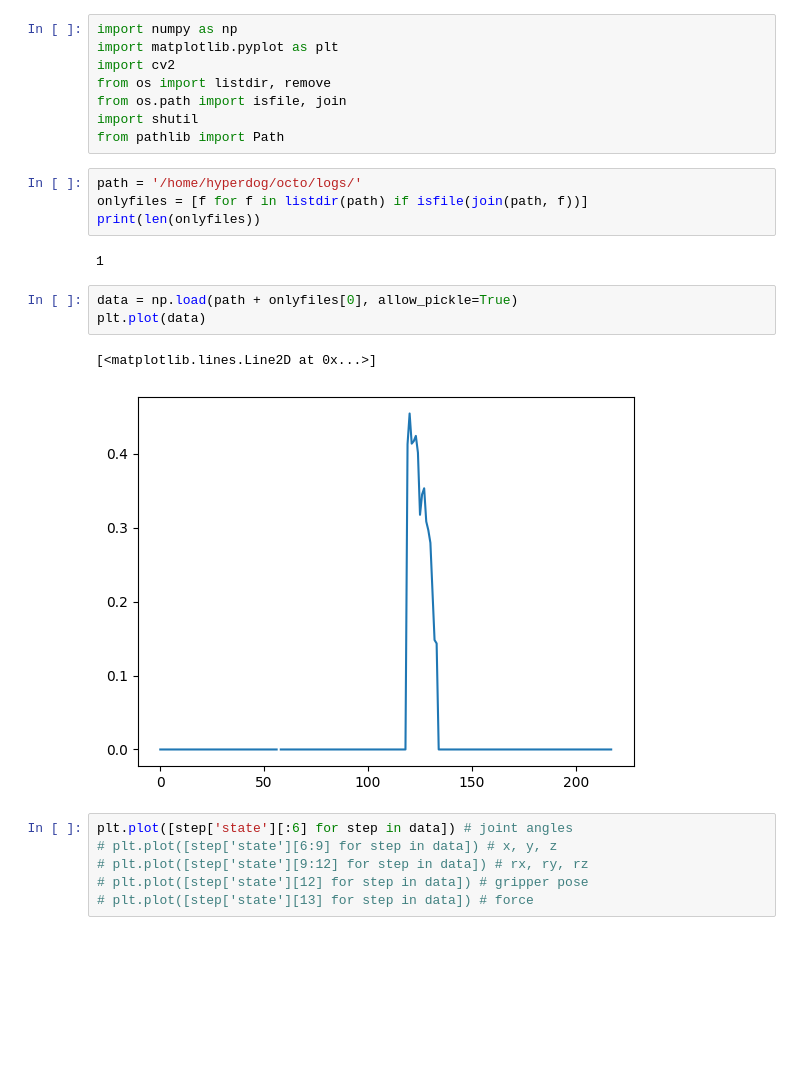
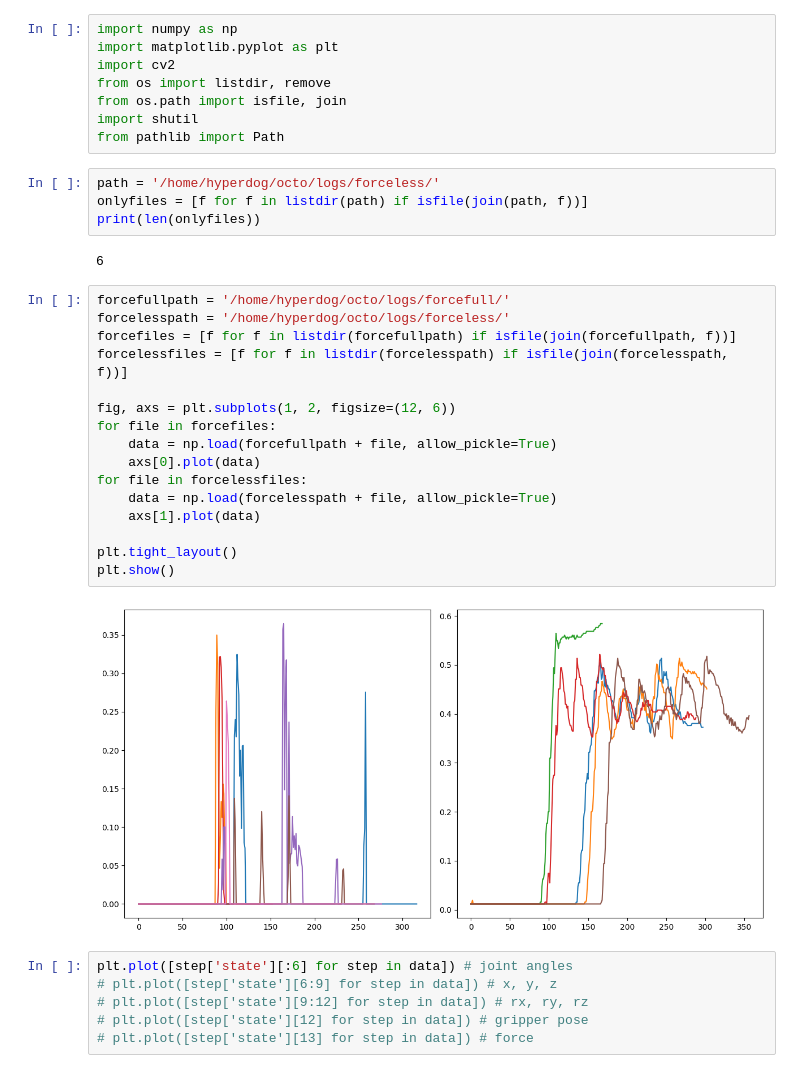
Before and after one commit to ErkhovArtem/octo, a Jupyter notebook: inference/data_viewer.ipynb, the cells around one changed output. Drawn from its saved outputs; the diff is of its cells as text; blank space fills up the shorter version.

Commit message:
add separate envs for forcefull and forceless setups

```diff
--- a/inference/data_viewer.ipynb
+++ b/inference/data_viewer.ipynb
@@ -7,17 +7,29 @@ from os.path import isfile, join
 import shutil
 from pathlib import Path
 # %%
-path = '/home/hyperdog/octo/logs/'
+path = '/home/hyperdog/octo/logs/forceless/'
 onlyfiles = [f for f in listdir(path) if isfile(join(path, f))]
 print(len(onlyfiles))
 # %% [output]
-1
+6
-# %%
-data = np.load(path + onlyfiles[0], allow_pickle=True)
-plt.plot(data)
-# %% [output]
-[<matplotlib.lines.Line2D at 0x...>]
-[figure, removed]
+# %%
+forcefullpath = '/home/hyperdog/octo/logs/forcefull/'
+forcelesspath = '/home/hyperdog/octo/logs/forceless/'
+forcefiles = [f for f in listdir(forcefullpath) if isfile(join(forcefullpath, f))]
+forcelessfiles = [f for f in listdir(forcelesspath) if isfile(join(forcelesspath, f))]
+
+fig, axs = plt.subplots(1, 2, figsize=(12, 6))
+for file in forcefiles:
+    data = np.load(forcefullpath + file, allow_pickle=True)
+    axs[0].plot(data)
+for file in forcelessfiles:
+    data = np.load(forcelesspath + file, allow_pickle=True)
+    axs[1].plot(data)
+
+plt.tight_layout()
+plt.show()
+# %% [output]
+[figure, added]
 # %%
 plt.plot([step['state'][:6] for step in data]) # joint angles
 # plt.plot([step['state'][6:9] for step in data]) # x, y, z
```
Also changed, not shown: 9 other files.
